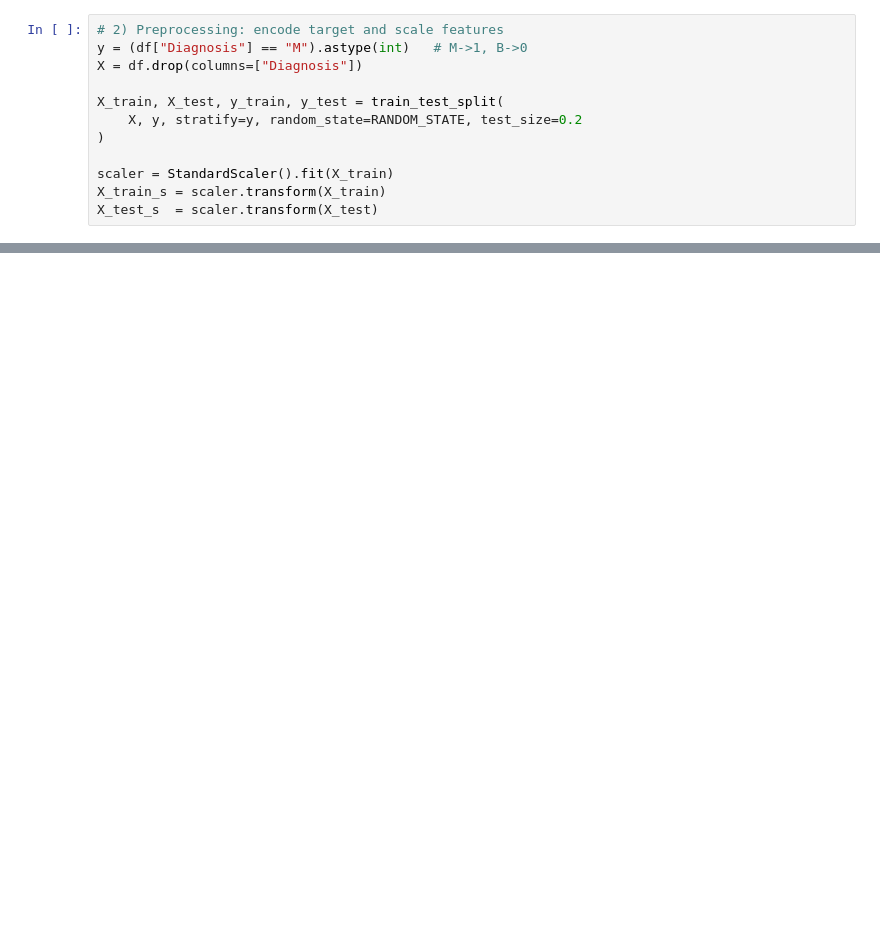
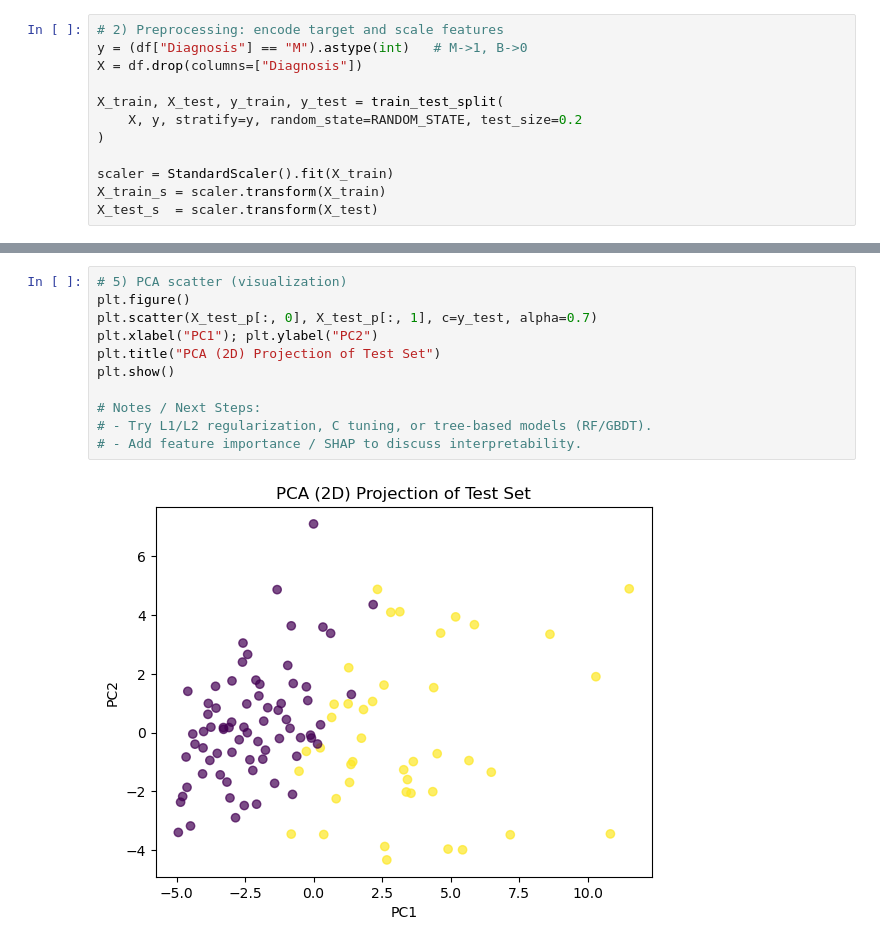
Before and after one commit to kseekins/breast_cancer_classification, a Jupyter notebook: breast_cancer_classification.ipynb, the cells around one changed output, grey strips where cells are left out. Cells and saved outputs as stored; diff of their text form; blank space fills up the shorter version.

```diff
--- a/breast_cancer_classification.ipynb
+++ b/breast_cancer_classification.ipynb
@@ -68,0 +135,13 @@ plt.show()
+# %%
+# 5) PCA scatter (visualization)
+plt.figure()
+plt.scatter(X_test_p[:, 0], X_test_p[:, 1], c=y_test, alpha=0.7)
+plt.xlabel("PC1"); plt.ylabel("PC2")
+plt.title("PCA (2D) Projection of Test Set")
+plt.show()
+
+# Notes / Next Steps:
+# - Try L1/L2 regularization, C tuning, or tree-based models (RF/GBDT).
+# - Add feature importance / SHAP to discuss interpretability.
+# %% [output]
+[figure, added]
```
Also changed, not shown: parts of 3 cells of this notebook.
